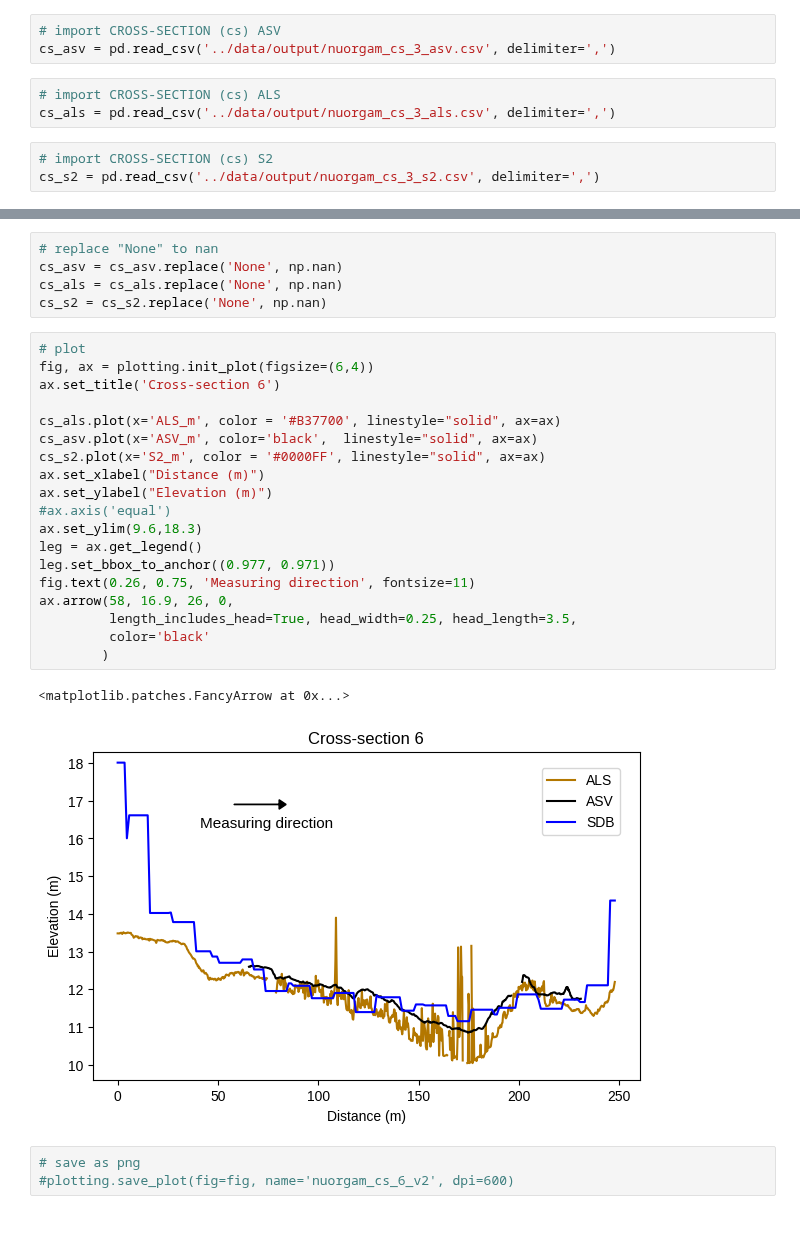
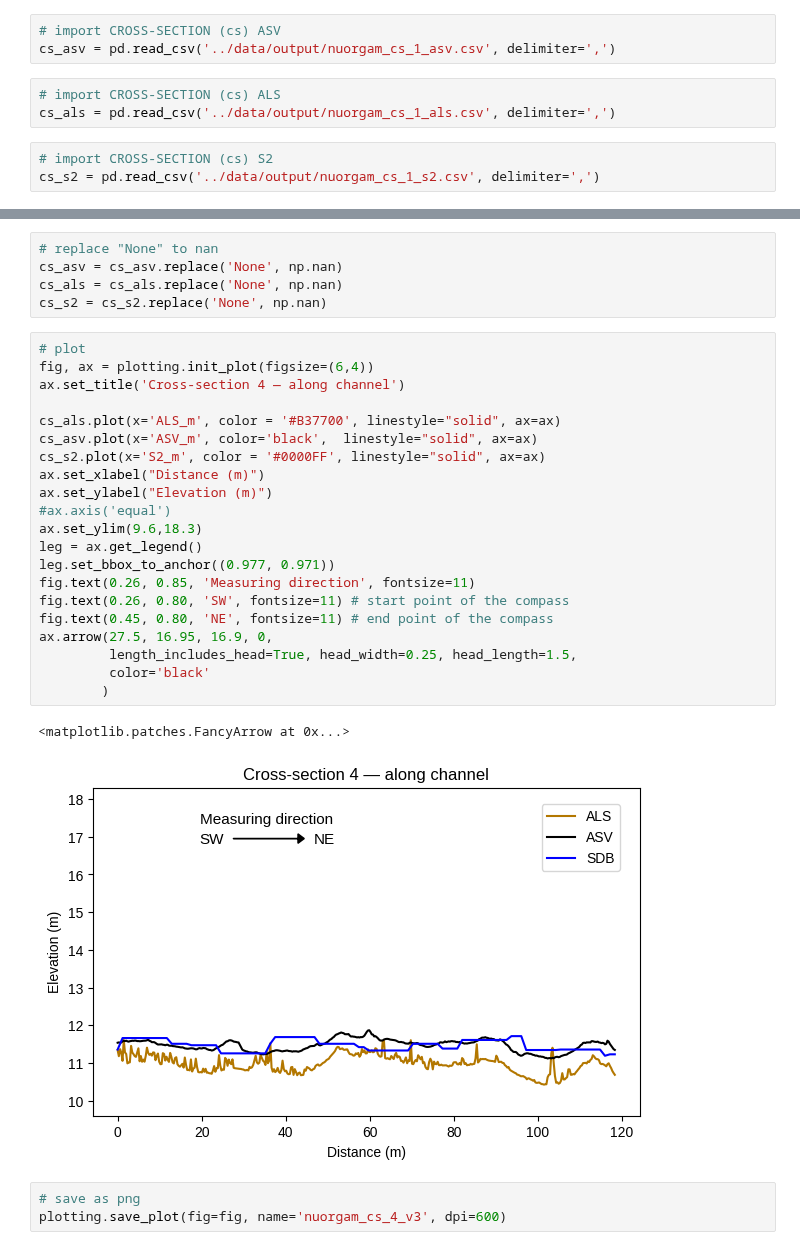
Before and after one commit to susannakukka/bathymetric-model-analysis, a Jupyter notebook: notebooks/cross-section_analysis.ipynb, the cells around one changed output, grey strips where cells are left out. Cells and saved outputs as stored; diff of their text form.

Commit message:
Redid bathymetric maps and Nuorgam cs graphs

```diff
--- a/notebooks/cross-section_analysis.ipynb
+++ b/notebooks/cross-section_analysis.ipynb
@@ -20,13 +20,13 @@ if use_liberation_fonts:
     })
 # %%
 # import CROSS-SECTION (cs) ASV
-cs_asv = pd.read_csv('../data/output/nuorgam_cs_3_asv.csv', delimiter=',')
+cs_asv = pd.read_csv('../data/output/nuorgam_cs_1_asv.csv', delimiter=',')
 # %%
 # import CROSS-SECTION (cs) ALS
-cs_als = pd.read_csv('../data/output/nuorgam_cs_3_als.csv', delimiter=',')
+cs_als = pd.read_csv('../data/output/nuorgam_cs_1_als.csv', delimiter=',')
 # %%
 # import CROSS-SECTION (cs) S2
-cs_s2 = pd.read_csv('../data/output/nuorgam_cs_3_s2.csv', delimiter=',')
+cs_s2 = pd.read_csv('../data/output/nuorgam_cs_1_s2.csv', delimiter=',')
 # %%
 # check
 cs_asv
@@ -89,25 +89,27 @@ cs_s2 = cs_s2.replace('None', np.nan)
 # %%
 # plot
 fig, ax = plotting.init_plot(figsize=(6,4))
-ax.set_title('Cross-section 6')
+ax.set_title('Cross-section 4 — along channel')
 
 cs_als.plot(x='ALS_m', color = '#B37700', linestyle="solid", ax=ax)
 cs_asv.plot(x='ASV_m', color='black',  linestyle="solid", ax=ax)
 cs_s2.plot(x='S2_m', color = '#0000FF', linestyle="solid", ax=ax)
 ax.set_xlabel("Distance (m)")
 ax.set_ylabel("Elevation (m)")
 #ax.axis('equal')
 ax.set_ylim(9.6,18.3)
 leg = ax.get_legend()
 leg.set_bbox_to_anchor((0.977, 0.971))
-fig.text(0.26, 0.75, 'Measuring direction', fontsize=11)
-ax.arrow(58, 16.9, 26, 0,
-         length_includes_head=True, head_width=0.25, head_length=3.5,
+fig.text(0.26, 0.85, 'Measuring direction', fontsize=11)
+fig.text(0.26, 0.80, 'SW', fontsize=11) # start point of the compass
+fig.text(0.45, 0.80, 'NE', fontsize=11) # end point of the compass
+ax.arrow(27.5, 16.95, 16.9, 0,
+         length_includes_head=True, head_width=0.25, head_length=1.5,
          color='black'
         )
 # %% [output]
 <matplotlib.patches.FancyArrow at 0x...>
-[figure, old version]
+[figure, new version]
 # %%
 # save as png
-#plotting.save_plot(fig=fig, name='nuorgam_cs_6_v2', dpi=600)
+plotting.save_plot(fig=fig, name='nuorgam_cs_4_v3', dpi=600)
```
Also changed, not shown: parts of 3 cells of this notebook, 9 other files.
